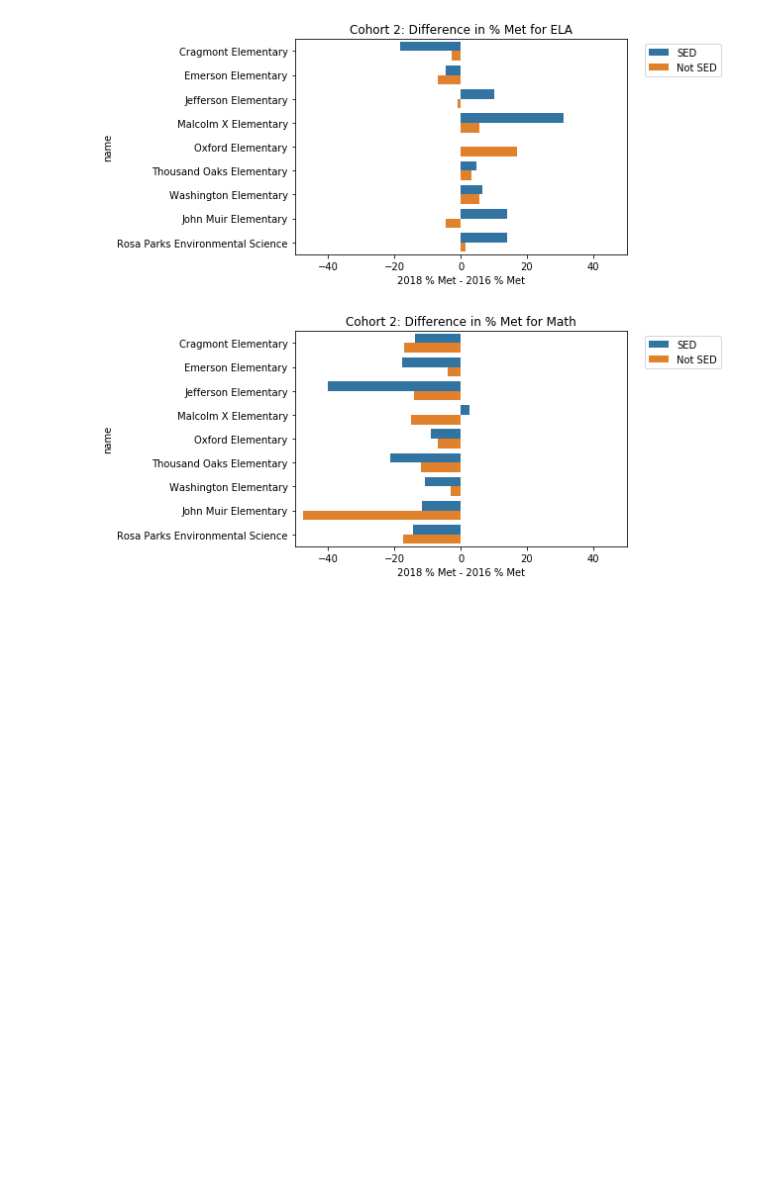
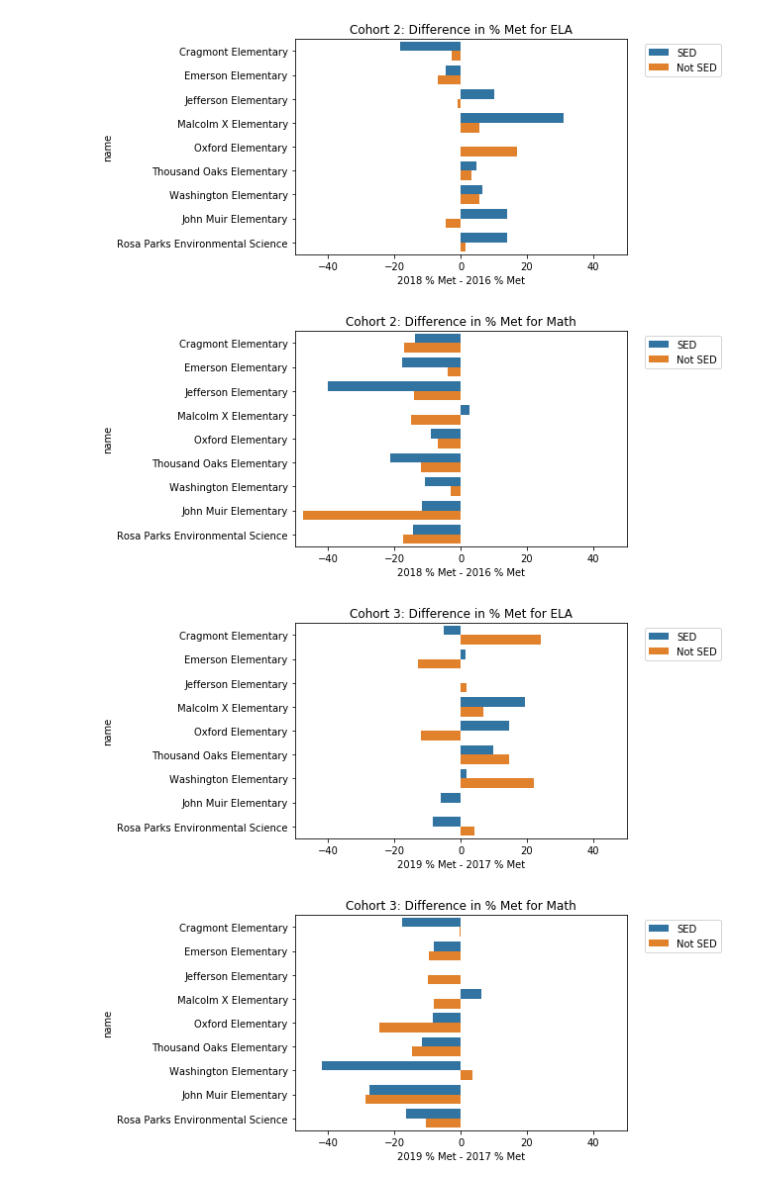
Before and after one commit to raujla/dsfall19, a Jupyter notebook: dsfall19_CAASP.ipynb, the cells around one changed output. Cells and saved outputs as stored; diff of their text form; code cells hidden in the pictures; blank space fills up the shorter version.

Commit message:
added 2019 data

```diff
--- a/dsfall19_CAASP.ipynb
+++ b/dsfall19_CAASP.ipynb
@@ -23,6 +26,7 @@ all_data_15 = data_2015.merge(ent_2015, how="left")
 all_data_16 = data_2016.merge(ent_2016, how="left")
 all_data_17 = data_2017.merge(ent_2017, how="left")
 all_data_18 = data_2018.merge(ent_2018, how="left")
+all_data_19 = data_2019.merge(ent_2019, how="left")
 # %%
 # only keep certain columns and convert character columns to numeric
 def tidy_data(df):
@@ -55,9 +59,10 @@ dat_15 = tidy_data(all_data_15)
 dat_16 = tidy_data(all_data_16)
 dat_17 = tidy_data(all_data_17)
 dat_18 = tidy_data(all_data_18)
+dat_19 = tidy_data(all_data_19)
 # %%
 # store all years' data into single dataframe
-df = pd.concat([dat_15, dat_16, dat_17, dat_18], sort=False)
+df = pd.concat([dat_15, dat_16, dat_17, dat_18, dat_19], sort=False)
 df.head()
 # %% [output]
 |  | School Code | Test Year | Subgroup ID | Grade | Test Id | CAASPP Reported Enrollment | Students Tested | ... |
@@ -913,9 +918,11 @@ elem_sub = df.loc[(df['School Name'].isin(elem_names)) & (df['Grade'].isin([3,4,
 # both cohorts
 grp1 = ((elem_sub['Test Year']==2015)&(elem_sub['Grade']==3)) | ((elem_sub['Test Year']==2016)&(elem_sub['Grade']==4)) | ((elem_sub['Test Year']==2017)&(elem_sub['Grade']==5))
 grp2 = ((elem_sub['Test Year']==2016)&(elem_sub['Grade']==3)) | ((elem_sub['Test Year']==2017)&(elem_sub['Grade']==4)) | ((elem_sub['Test Year']==2018)&(elem_sub['Grade']==5))
+grp3 = ((elem_sub['Test Year']==2017)&(elem_sub['Grade']==3)) | ((elem_sub['Test Year']==2018)&(elem_sub['Grade']==4)) | ((elem_sub['Test Year']==2019)&(elem_sub['Grade']==5))
 
 ch1 = elem_sub[(grp1)]
 ch2 = elem_sub[(grp2)]
+ch3 = elem_sub[(grp3)]
 # %%
 ch1_diff_ela_gp1, ch1_diff_math_gp1 = [], []
 ch1_diff_ela_gp2, ch1_diff_math_gp2 = [], []
@@ -1042,3 +1049,66 @@ plt.title("Cohort 2: Difference in % Met for Math");
 # %% [output]
 [figure]
 [figure]
+# %%
+ch3_diff_ela_gp1, ch3_diff_math_gp1 = [], []
+ch3_diff_ela_gp2, ch3_diff_math_gp2 = [], []
+
+for s in elem_names:
+    ## SED students
+    f_ela_gp1 = ch3.loc[(ch3['Test Year'] == 2017) & (ch3['Test Id'] == 1) & (ch3['School Name'] == s) & (ch3['Subgroup ID']==31),
+                    'Met']
+    t_ela_gp1 = ch3.loc[(ch3['Test Year'] == 2019) & (ch3['Test Id'] == 1) & (ch3['School Name'] == s) & (ch3['Subgroup ID']==31),
+                    'Met']
+
+    f_math_gp1 = ch3.loc[(ch3['Test Year'] == 2017) & (ch3['Test Id'] == 2) & (ch3['School Name'] == s) & (ch3['Subgroup ID']==31),
+                     'Met']
+    t_math_gp1 = ch3.loc[(ch3['Test Year'] == 2019) & (ch3['Test Id'] == 2) & (ch3['School Name'] == s) & (ch3['Subgroup ID']==31),
+                     'Met']
+
+    ## non-SED students
+    f_ela_gp2 = ch3.loc[(ch3['Test Year'] == 2017) & (ch3['Test Id'] == 1) & (ch3['School Name'] == s) & (ch3['Subgroup ID']==111),
+                    'Met']
+    t_ela_gp2 = ch3.loc[(ch3['Test Year'] == 2019) & (ch3['Test Id'] == 1) & (ch3['School Name'] == s) & (ch3['Subgroup ID']==111),
+                    'Met']
+    f_math_gp2 = ch3.loc[(ch3['Test Year'] == 2017) & (ch3['Test Id'] == 2) & (ch3['School Name'] == s) & (ch3['Subgroup ID']==111),
+                     'Met']
+    t_math_gp2 = ch3.loc[(ch3['Test Year'] == 2019) & (ch3['Test Id'] == 2) & (ch3['School Name'] == s) & (ch3['Subgroup ID']==111),
+                     'Met']
+
+    # store differences
+    diff_ela_gp1 = float(t_ela_gp1.reset_index()['Met'] - f_ela_gp1.reset_index()['Met'])
+    diff_math_gp1 = float(t_math_gp1.reset_index()['Met'] - f_math_gp1.reset_index()['Met'])
+    diff_ela_gp2 = float(t_ela_gp2.reset_index()['Met'] - f_ela_gp2.reset_index()['Met'])
+    diff_math_gp2 = float(t_math_gp2.reset_index()['Met'] - f_math_gp2.reset_index()['Met'])
+
+    ch3_diff_ela_gp1.append(diff_ela_gp1)
+    ch3_diff_math_gp1.append(diff_math_gp1)
+    ch3_diff_ela_gp2.append(diff_ela_gp2)
+    ch3_diff_math_gp2.append(diff_math_gp2)
+
+
+# create 2 dataframes for ela and math
+ela = pd.DataFrame({'difference': ch3_diff_ela_gp1 + ch3_diff_ela_gp2,
+                   'subgroup': (["SED"] * 9) + (["Not SED"] * 9),
+                   'name': elem_names * 2})
+
+math = pd.DataFrame({'difference': ch3_diff_math_gp1 + ch3_diff_math_gp2,
+                   'subgroup': (["SED"] * 9) + (["Not SED"] * 9),
+                   'name': elem_names * 2})
+
+sns.barplot(x='difference', y='name', hue='subgroup', data=ela)
+plt.legend(bbox_to_anchor=(1.3, 1))
+plt.xlim(-50, 50)
+plt.xlabel("2019 % Met - 2017 % Met")
+plt.title("Cohort 3: Difference in % Met for ELA")
+
+plt.figure()
+
+sns.barplot(x='difference', y='name', hue='subgroup', data=math)
+plt.legend(bbox_to_anchor=(1.3, 1))
+plt.xlabel("2019 % Met - 2017 % Met")
+plt.xlim(-50, 50)
+plt.title("Cohort 3: Difference in % Met for Math");
+# %% [output]
+[figure, added]
+[figure, added]
```
Also changed, not shown: parts of 1 cell of this notebook.
